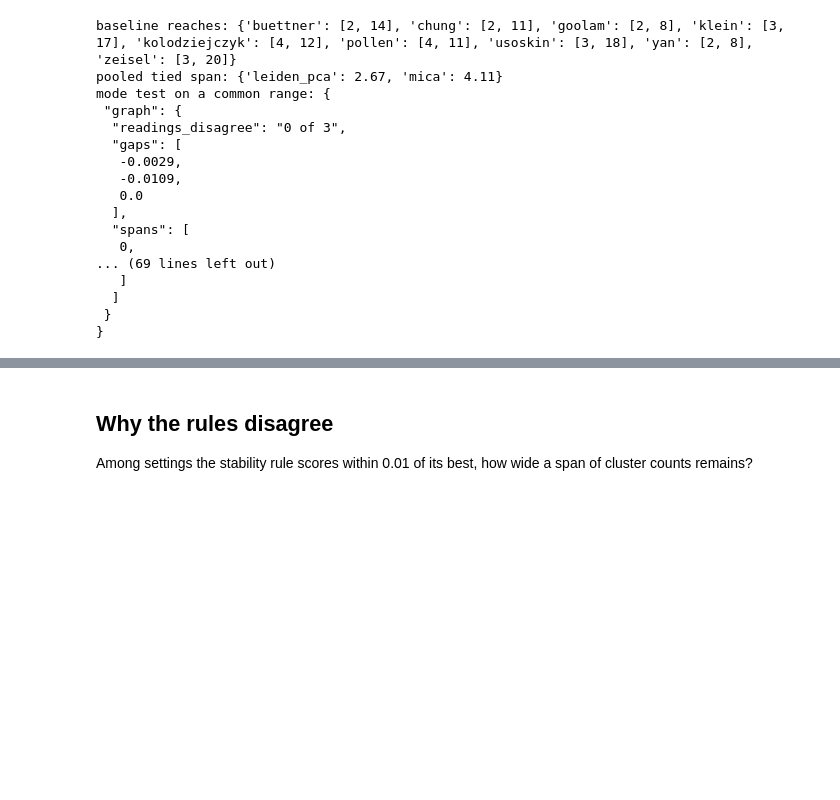
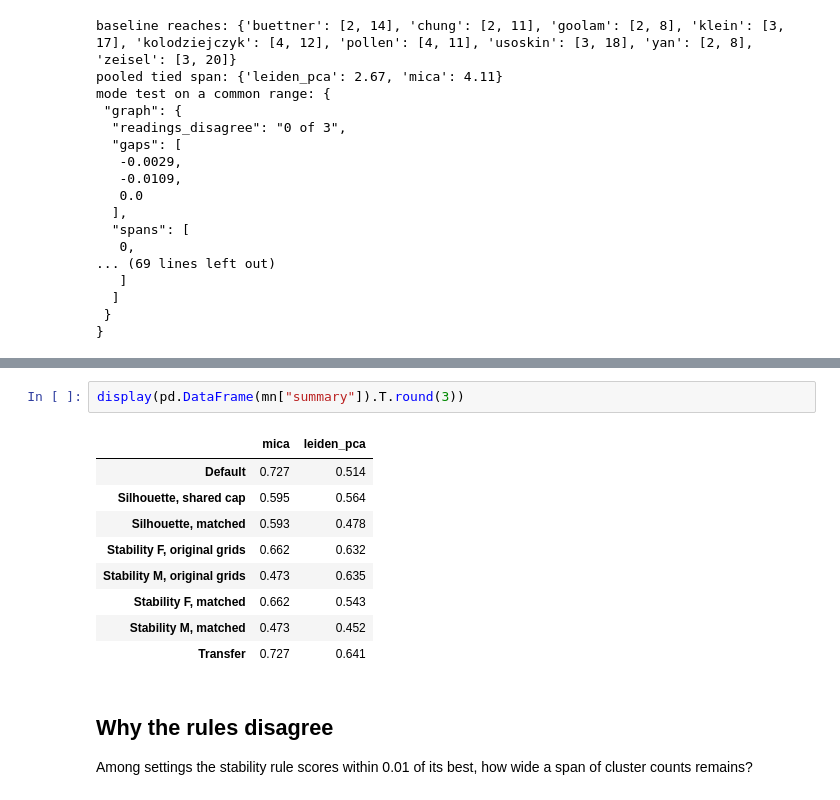
Before and after one commit to utshabkg/scminer-clustering, a Jupyter notebook: notebooks/assignment3_results.ipynb, the cells around one changed output, grey strips where cells are left out. Saved outputs shown, nothing was run; the diff lists cells and outputs as text; blank space fills up the shorter version.

```diff
--- a/notebooks/assignment3_results.ipynb
+++ b/notebooks/assignment3_results.ipynb
@@ -127,3 +237,15 @@ mode test on a common range: {
+# %%
+display(pd.DataFrame(mn["summary"]).T.round(3))
+# %% [output]
+|  | mica | leiden_pca |
+| Default | 0.727 | 0.514 |
+| Silhouette, shared cap | 0.595 | 0.564 |
+| Silhouette, matched | 0.593 | 0.478 |
+| Stability F, original grids | 0.662 | 0.632 |
+| Stability M, original grids | 0.473 | 0.635 |
+| Stability F, matched | 0.662 | 0.543 |
+| Stability M, matched | 0.473 | 0.452 |
+| Transfer | 0.727 | 0.641 |
 # %% [markdown]
 ## Why the rules disagree
 
```
Also changed, not shown: parts of 10 cells of this notebook, 11 other files.
